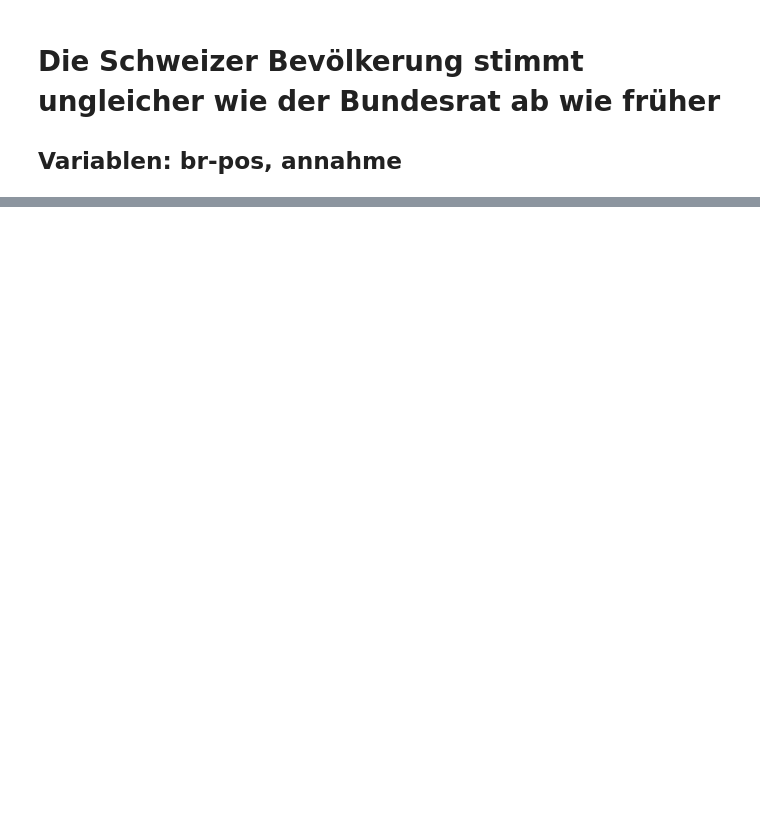
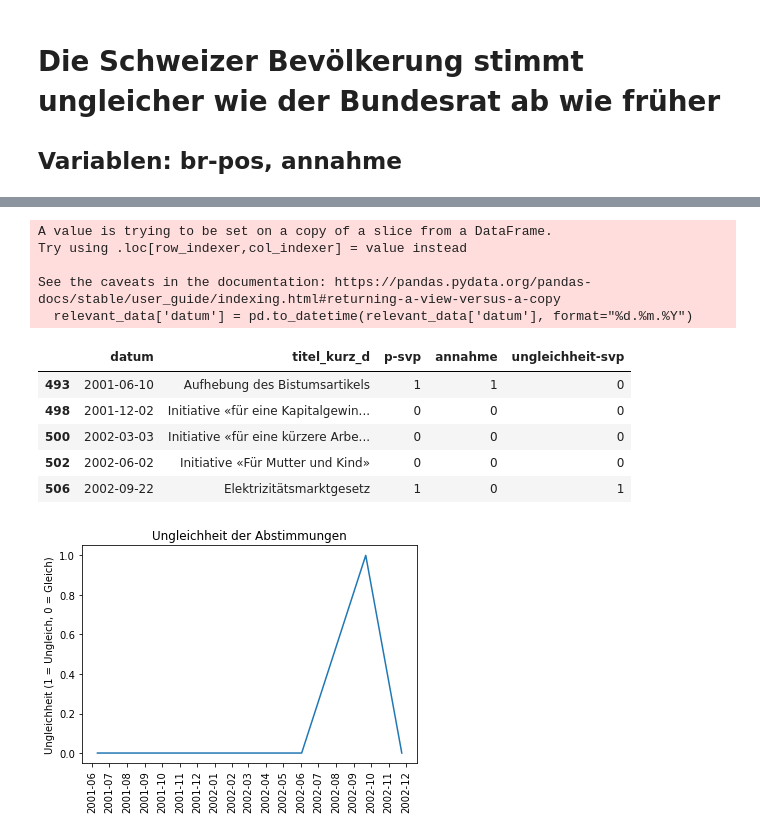
Before and after one commit to YahArt/swissvote-buibid, a Jupyter notebook: BUIBID.ipynb, the cells around one changed output, grey strips where cells are left out. Drawn from its saved outputs; the diff is of its cells as text; code cells hidden in the pictures; blank space fills up the shorter version.

```diff
--- a/BUIBID.ipynb
+++ b/BUIBID.ipynb
@@ -33,0 +54,63 @@ plt.show()
+# %%
+# Imports
+import pandas as pd
+import matplotlib.pyplot as plt
+from matplotlib.dates import MonthLocator
+
+# Daten einlesen
+data = pd.read_csv('./data/buibid_data_original_utf_8.csv')
+
+# Nur relevante Daten behalten
+relevant_data = data[['datum','titel_kurz_d', 'p-svp', 'annahme']]
+relevant_data.head()
+
+# Datum in korrekte Datentypen umwandeln
+relevant_data['datum'] = pd.to_datetime(relevant_data['datum'], format="%d.%m.%Y")
+
+# Duplikate bei Datum herausfiltern und letzter Eintrag behalten
+relevant_data = relevant_data.drop_duplicates(subset = ["datum"], keep='last')
+
+# Herausfiltern der p-svp 1 = Ja oder 2 = Nein
+relevant_data = relevant_data[(relevant_data['p-svp'] == '1')|(relevant_data['p-svp'] == '2')]
+
+# Herausfiltern der annahme 0 = Nein und 1 = Ja (es gibt annahmen mit '.', welche wir nicht wollen)
+relevant_data = relevant_data[(relevant_data['annahme'] == '0')|(relevant_data['annahme'] == '1')]
+
+# br-pos sowie annahme in korrekte Datentypen umwandeln
+relevant_data = relevant_data.astype({'p-svp':'int'})
+relevant_data = relevant_data.astype({'annahme':'int'})
+
+# 'annahme' benutzt für 0 = Nein und 1 = Ja, wir müssen deshalb die Daten umwandeln, damit die Variablen
+# p-svp und annahme die gleichen Zahlen für Ja und Nein benutzen
+relevant_data['p-svp'].replace({2: 0}, inplace=True)
+
+
+# Wert für "Ungleichheit" bestimmen, hierzu subtrahieren wir einfach die Werte voneinander
+# Bei einer Übereinstimmung erhalten wir dann den Wert 0 und bei einer Ungleichheit entweder denn Wert 1 oder -1
+# Wir nehmen im jeden Fall den absoluten Wert dann erhalten wir immer 1, somit ist 0 = Übereinstimmung und 1 = Ungleichheit
+
+# Balkendiagramm zeichnen
+relevant_data = relevant_data[(relevant_data['datum'] > '2001-05-01') & (relevant_data['datum'] < '2003-02-01')]
+x = relevant_data['datum']
+relevant_data['ungleichheit-svp'] = (relevant_data['p-svp'] - relevant_data['annahme']).abs()
+y_svp = relevant_data['ungleichheit-svp']
+
+fig, ax = plt.subplots()
+ax.plot(x, y_svp)
+ax.set(ylabel="Ungleichheit (1 = Ungleich, 0 = Gleich)", title="Ungleichheit der Abstimmungen")
+ax.xaxis.set_major_locator(MonthLocator())
+plt.xticks(rotation=90)
+relevant_data.head()
+# %% [output]
+A value is trying to be set on a copy of a slice from a DataFrame.
+Try using .loc[row_indexer,col_indexer] = value instead
+
+See the caveats in the documentation: https://pandas.pydata.org/pandas-docs/stable/user_guide/indexing.html#returning-a-view-versus-a-copy
+  relevant_data['datum'] = pd.to_datetime(relevant_data['datum'], format="%d.%m.%Y")
+|  | datum | titel_kurz_d | p-svp | annahme | ungleichheit-svp |
+| 493 | 2001-06-10 | Aufhebung des Bistumsartikels | 1 | 1 | 0 |
+| 498 | 2001-12-02 | Initiative «für eine Kapitalgewin... | 0 | 0 | 0 |
+| 500 | 2002-03-03 | Initiative «für eine kürzere Arbe... | 0 | 0 | 0 |
+| 502 | 2002-06-02 | Initiative «Für Mutter und Kind» | 0 | 0 | 0 |
+| 506 | 2002-09-22 | Elektrizitätsmarktgesetz | 1 | 0 | 1 |
+[figure, added]
```
Also changed, not shown: parts of 6 cells of this notebook, 1 other file.
